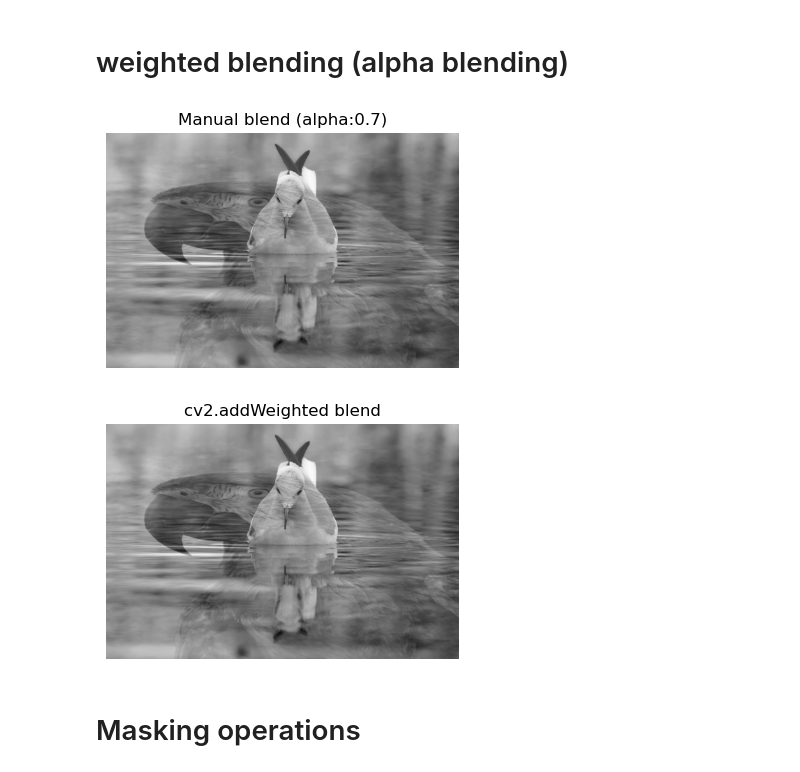
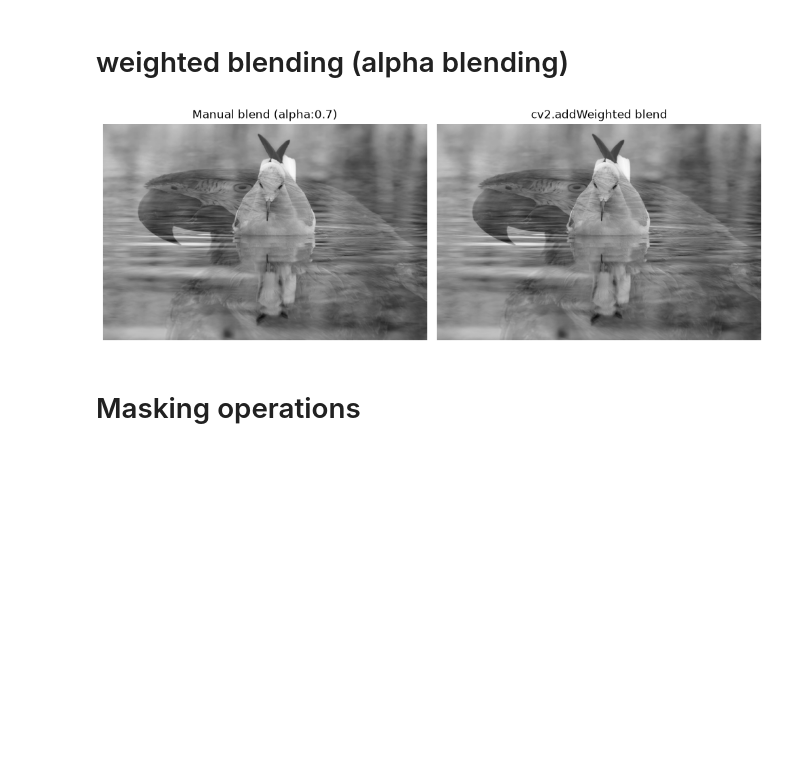
Before and after one commit to suleka-dissanayake/Digital-Image-Processing, a Jupyter notebook: DAY 06/DAY 06.ipynb, the cells around one changed output. Drawn from its saved outputs; the diff is of its cells as text; code cells hidden in the pictures; blank space fills up the shorter version.

```diff
--- a/DAY 06/DAY 06.ipynb
+++ b/DAY 06/DAY 06.ipynb
@@ -98,20 +96,19 @@ blended_cv2 = cv2.addWeighted(img1_n, alpha, img2_n, 1-alpha, 0)
 # %%
 plt.figure(figsize=(10,5))
 plt.subplot(1,2,1)
 plt.imshow(blended, cmap="gray")
 plt.title(f"Manual blend (alpha:{alpha})")
 plt.axis("off")
-plt.show()
 
-plt.figure(figsize=(10,5))
 plt.subplot(1,2,2)
 plt.imshow(blended_cv2, cmap="gray")
 plt.title(f"cv2.addWeighted blend")
 plt.axis("off")
+
+plt.tight_layout()
 plt.show()
 # %% [output]
-[figure, old version]
+[figure, new version]
-[figure, removed]
 # %% [markdown]
 # Masking operations
 # %%
```
Also changed, not shown: parts of 3 cells of this notebook.
